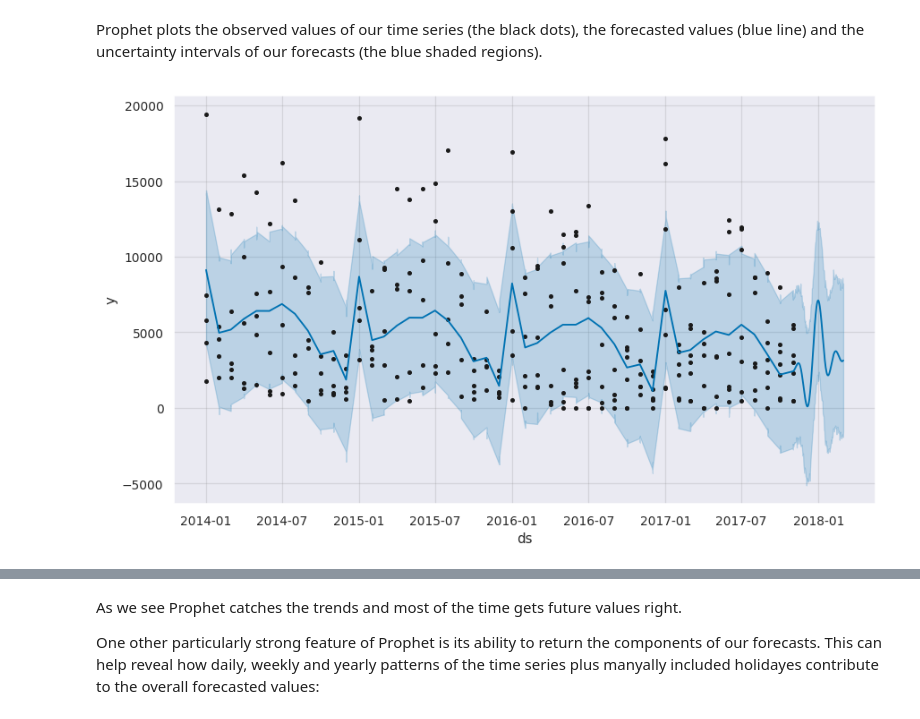
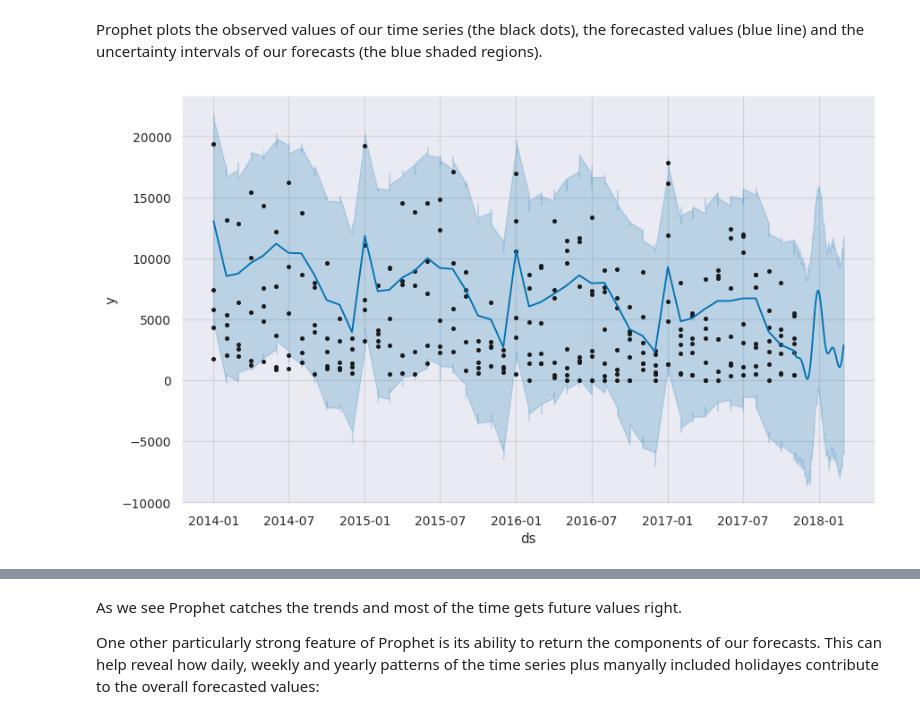
Before and after one commit to robin521111/data-sci, a Jupyter notebook: SONY Store_Sales.ipynb, the cells around one changed output, grey strips where cells are left out. Saved outputs shown, nothing was run; the diff lists cells and outputs as text; code cells hidden in the pictures.

```diff
--- a/SONY Store_Sales.ipynb
+++ b/SONY Store_Sales.ipynb
@@ -575,28 +582,25 @@ holidays.head(12)
 | 11 | state_holiday | 2015-04-01 |
 # %%
 # set the uncertainty interval to 95% (the Prophet default is 80%)
-my_model = Prophet(interval_width = 0.80,
-                   holidays = holidays)
-my_model.fit(shipment)
 
 #east model fit
-east_model = Prophet(interval_width = 0.80,
+east_model = Prophet(interval_width = 0.90,
                    holidays = holidays)
 east_model.fit(shipment_east)
 #west model fit
-west_model = Prophet(interval_width = 0.80,
+west_model = Prophet(interval_width = 0.90,
                    holidays = holidays)
 west_model.fit(shipment_west)
 #inner model fit
-inner_model = Prophet(interval_width = 0.80,
+inner_model = Prophet(interval_width = 0.90,
                    holidays = holidays)
 inner_model.fit(shipment_inner)
 #north_model fit
-north_model = Prophet(interval_width = 0.80,
+north_model = Prophet(interval_width = 0.90,
                    holidays = holidays)
 north_model.fit(shipment_north)
 #sourth_model fit
-south_model = Prophet(interval_width = 0.80,
+south_model = Prophet(interval_width = 0.90,
                    holidays = holidays)
 south_model.fit(shipment_south)
 
@@ -605,10 +609,18 @@ south_model.fit(shipment_south)
 
 
 # dataframe that extends into future 6 month
-future_dates = my_model.make_future_dataframe(periods = 120)
+east_future_dates = east_model.make_future_dataframe(periods = 120)
+west_future_dates = west_model.make_future_dataframe(periods = 120)
+inner_future_dates = inner_model.make_future_dataframe(periods = 120)
+north_future_dates = north_model.make_future_dataframe(periods = 120)
+south_future_dates = south_model.make_future_dataframe(periods = 120)
 
 print("First month to forecast.")
-future_dates.tail(7)
+east_future_dates.tail(7)
+west_future_dates.tail(7)
+inner_future_dates.tail(7)
+north_future_dates.tail(7)
+south_future_dates.tail(7)
 # %% [output]
 INFO:fbprophet:Disabling weekly seasonality. Run prophet with weekly_seasonality=True to override this.
 INFO:fbprophet:Disabling daily seasonality. Run prophet with daily_seasonality=True to override this.
@@ -730,6 +740,6 @@ forecast[['ds', 'yhat', 'yhat_lower', 'yhat_upper']].tail(30)
 # %%
 # predictions
-forecast = north_model.predict(future_dates)
+forecast = south_model.predict(south_future_dates)
 
 # preditions for last month
 forecast[['ds', 'yhat', 'yhat_lower', 'yhat_upper']].tail(30)
@@ -754,6 +763,0 @@ forecast[['ds', 'yhat', 'yhat_lower', 'yhat_upper']].tail(30)
-# %%
-# predictions
-forecast = south_model.predict(future_dates)
-
-# preditions for last month
-forecast[['ds', 'yhat', 'yhat_lower', 'yhat_upper']].tail(30)
@@ -783,6 +769,6 @@ fc = forecast[['ds', 'yhat']].rename(columns = {'Date': 'ds', 'Forecast': 'yhat'
 Prophet plots the observed values of our time series (the black dots), the forecasted values (blue line) and the uncertainty intervals of our forecasts (the blue shaded regions).
 # %%
 # visualizing predicions
-my_model.plot(forecast);
+east_model.plot(forecast);
 # %% [output]
-[figure, old version]
+[figure, new version]
```
Also changed, not shown: parts of 21 cells of this notebook.
